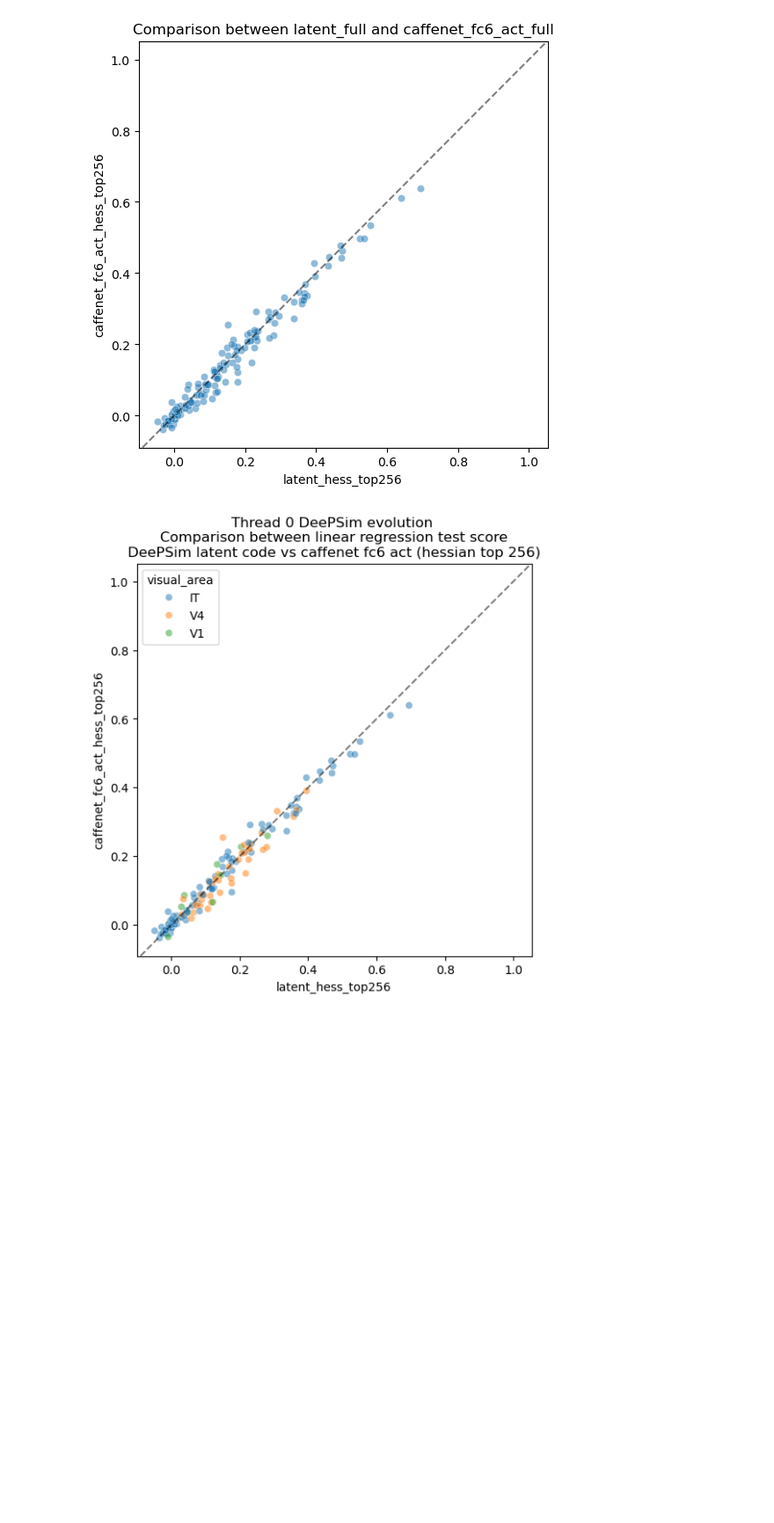
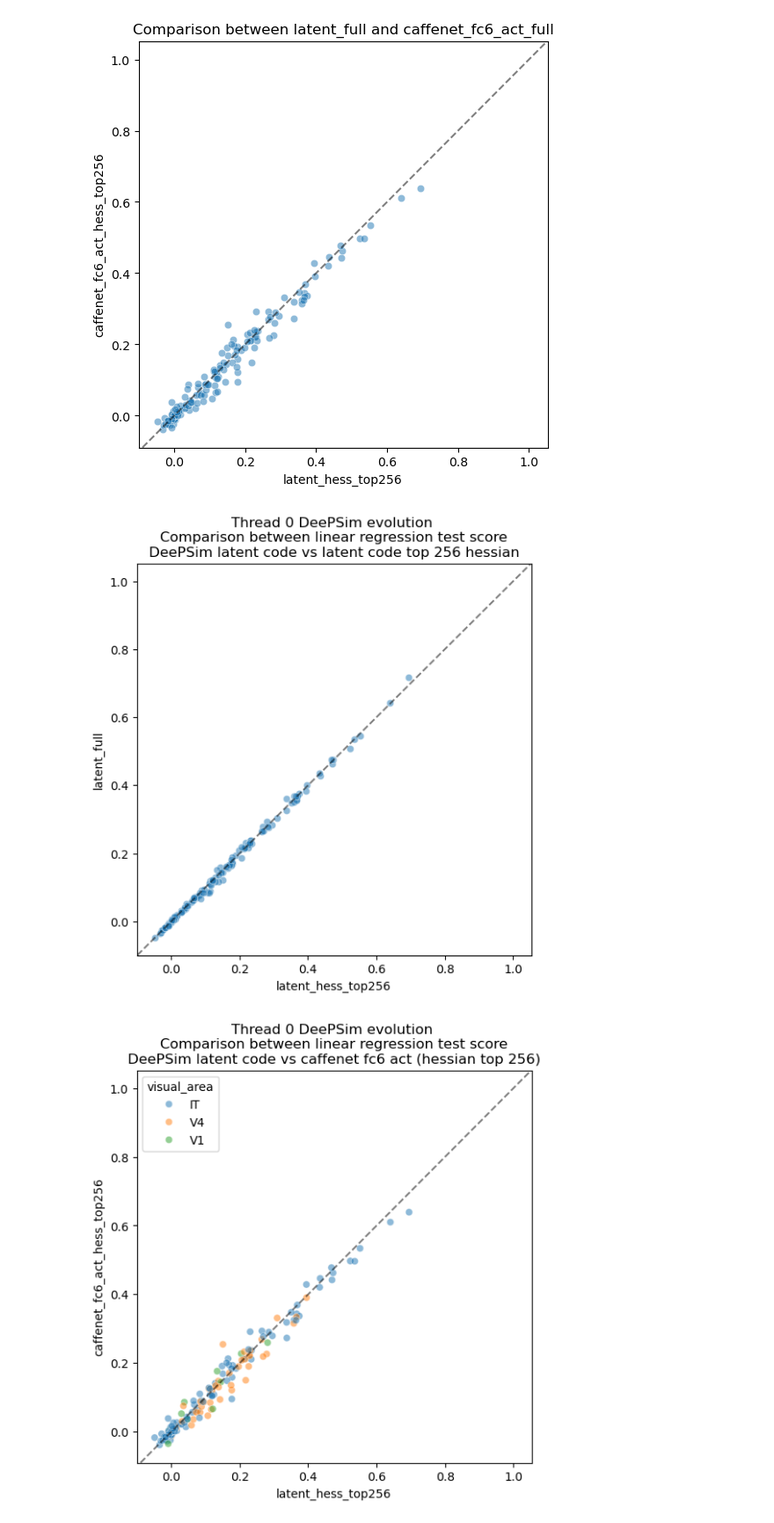
Before and after one commit to Animadversio/Neuro-ActMax-GAN-comparison, a Jupyter notebook: notebooks/BigGAN_DeePSim_latent_code_linearity_synopsis.ipynb, the cells around one changed output. Shown at 88% size. Saved outputs shown, nothing was run; the diff lists cells and outputs as text; code cells hidden in the pictures; blank space fills up the shorter version.

```diff
--- a/notebooks/BigGAN_DeePSim_latent_code_linearity_synopsis.ipynb
+++ b/notebooks/BigGAN_DeePSim_latent_code_linearity_synopsis.ipynb
@@ -140,6 +143,20 @@ plt.axis('equal')
 plt.show()
 # %% [output]
 [figure]
+# %%
+df_compare = stats_all_df.query("thread == 'thread0'").pivot(index="Expi",
+                               columns="regressor_name",
+                               values="test_score")
+# plot the comparison between latent_full and caffenet_fc6_act_hess_top256
+plt.figure(figsize=(6, 6))
+sns.scatterplot(data=df_compare, x='latent_hess_top256', y='latent_full', alpha=0.5)
+plt.title('Thread 0 DeePSim evolution \nComparison between linear regression test score\nDeePSim latent code vs latent code top 256 hessian')
+# Add diagonal line
+plt.axline((0, 0), (1, 1), linestyle='--', color='k', alpha=0.5)
+plt.axis('equal')
+plt.show()
+# %% [output]
+[figure, added]
 # %%
 df_compare = stats_all_df.query("thread == 'thread0'").pivot(index="Expi",
                                columns="regressor_name",
```
Also changed, not shown: parts of 14 cells of this notebook, 1 other file.
